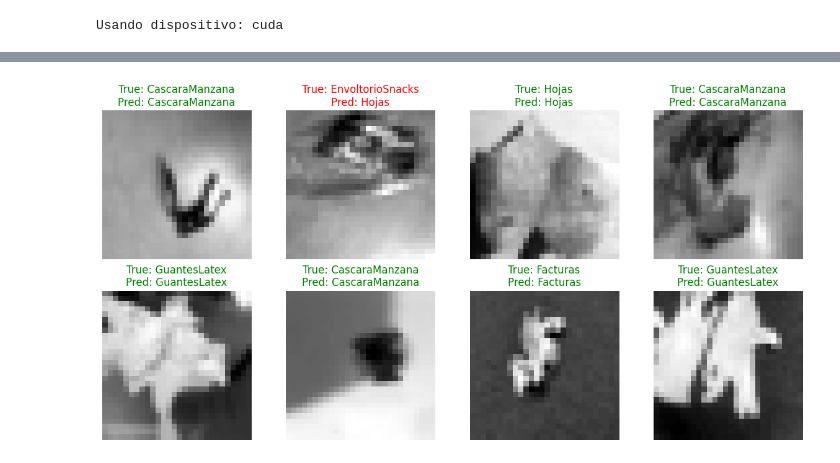
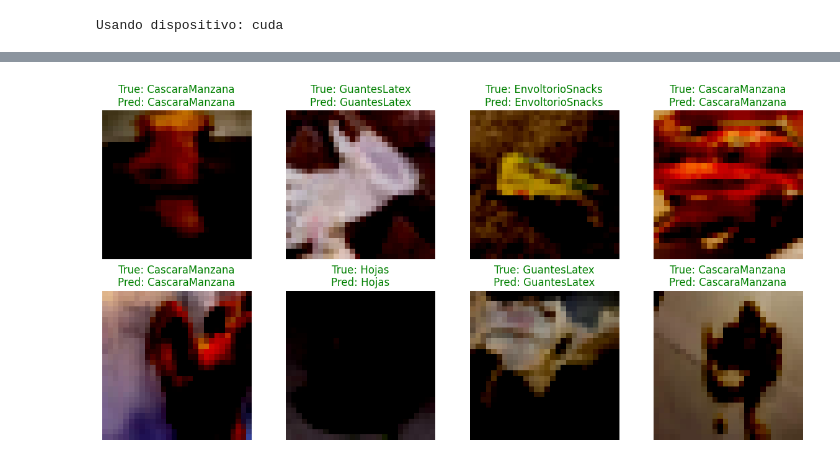
Before and after one commit to valeriaalexandracuellarcoca/InteligenciaArtificial2, a Jupyter notebook: Laboratorio6/Laboratorio6.ipynb, the cells around one changed output, grey strips where cells are left out. Cells and saved outputs as stored; diff of their text form; code cells hidden in the pictures.

Commit message:
Lab6 con transformer

```diff
--- a/Laboratorio6/Laboratorio6.ipynb
+++ b/Laboratorio6/Laboratorio6.ipynb
@@ -78,12 +77,21 @@ class AttnBasuraDataset(Dataset):
     def __getitem__(self, idx):
         img, label = self.dataset[idx]
 
-        # Crear patches de 7x7
-        h, w = self.patch_size
-        patches = img.unfold(1, h, h).unfold(2, w, w)  # 1 x 4 x 4 x 7 x 7
-        patches = patches.contiguous().view(self.num_patches, h * w)  # 16 x 49
+        # img shape: [3, 28, 28] (RGB)
+        # Crear patches de 7x7 para cada canal
+        c, h, w = img.shape
+        patches_per_channel = []
 
-        return patches, label
+        for channel in range(c):
+            channel_img = img[channel:channel+1, :, :]  # [1, 28, 28]
+            patches = channel_img.unfold(1, self.patch_size[0], self.patch_size[0]).unfold(2, self.patch_size[1], self.patch_size[1])
+            patches = patches.contiguous().view(self.num_patches, self.patch_size[0] * self.patch_size[1])
+            patches_per_channel.append(patches)
+
+        # Combinar patches de todos los canales: [16, 49*3] = [16, 147]
+        all_patches = torch.cat(patches_per_channel, dim=1)
+
+        return all_patches, label
 
 class BasuraTransformerDataModule(BasuraDataModule):
     def __init__(self, *args, **kwargs):
@@ -342,17 +486,23 @@ fig, axes = plt.subplots(2, 4, figsize=(12, 6))
 axes = axes.ravel()
 
 for i in range(8):
-    # Reconstruir imagen desde patches
-    patches = imgs_cpu[i].numpy()
-    reconstructed = np.zeros((28, 28))
+    # Reconstruir imagen desde patches (para visualización)
+    # Necesitamos obtener la imagen original, no los patches
+    # Para esto, usaremos el dataset original sin transformar para visualización
 
-    for j in range(16):
-        row = j // 4
-        col = j % 4
-        patch = patches[j].reshape(7, 7)
-        reconstructed[row*7:(row+1)*7, col*7:(col+1)*7] = patch
+    # Cargar transformación solo para visualización (sin normalizar)
+    transform_vis = transforms.Compose([
+        transforms.Resize((28, 28)),
+        transforms.ToTensor()
+    ])
 
-    axes[i].imshow(reconstructed, cmap='gray')
+    # Obtener la imagen original del dataset de validación
+    original_idx = dm.val_dataset.indices[i] if hasattr(dm.val_dataset, 'indices') else i
+    original_img, _ = dm.val_dataset.dataset[original_idx]
+
+    # Visualizar imagen original
+    axes[i].imshow(original_img.permute(1, 2, 0))  # Cambiar de [C, H, W] a [H, W, C]
+
     true_label = dm.classes[labels_cpu[i].item()]
     pred_label = dm.classes[preds_cpu[i].item()]
     color = 'green' if labels_cpu[i] == preds_cpu[i] else 'red'
@@ -361,42 +511,4 @@ for i in range(8):
 
 plt.tight_layout()
 plt.show()
-
-# Matriz de confusión - versión corregida
-from sklearn.metrics import confusion_matrix, classification_report
-import seaborn as sns
-
-all_preds = []
-all_labels = []
-
-model.eval()
-with torch.no_grad():
-    for batch in dm.val_dataloader():
-        x, y = batch
-        x = x.to(device)  # Mover a GPU
-        y = y.to(device)  # Mover a GPU
-        pred = model.predict(x)
-        all_preds.extend(pred.cpu().numpy())  # Mover a CPU para almacenar
-        all_labels.extend(y.cpu().numpy())    # Mover a CPU para almacenar
-
-# Calcular métricas
-print("Classification Report:")
-print(classification_report(all_labels, all_preds, target_names=dm.classes))
-
-# Matriz de confusión
-cm = confusion_matrix(all_labels, all_preds)
-plt.figure(figsize=(8, 6))
-sns.heatmap(cm, annot=True, fmt='d', cmap='Blues',
-            xticklabels=dm.classes, yticklabels=dm.classes)
-plt.title('Matriz de Confusión')
-plt.ylabel('True Label')
-plt.xlabel('Predicted Label')
-plt.xticks(rotation=45)
-plt.yticks(rotation=0)
-plt.tight_layout()
-plt.show()
-
-# Mostrar accuracy final
-final_accuracy = (np.array(all_preds) == np.array(all_labels)).mean()
-print(f"Accuracy final en validación: {final_accuracy:.4f}")
 # %% [output]
@@ -403 +523 @@ print(f"Accuracy final en validación: {final_accuracy:.4f}")
-[figure, old version]
+[figure, new version]
```
Also changed, not shown: parts of 7 cells of this notebook.
